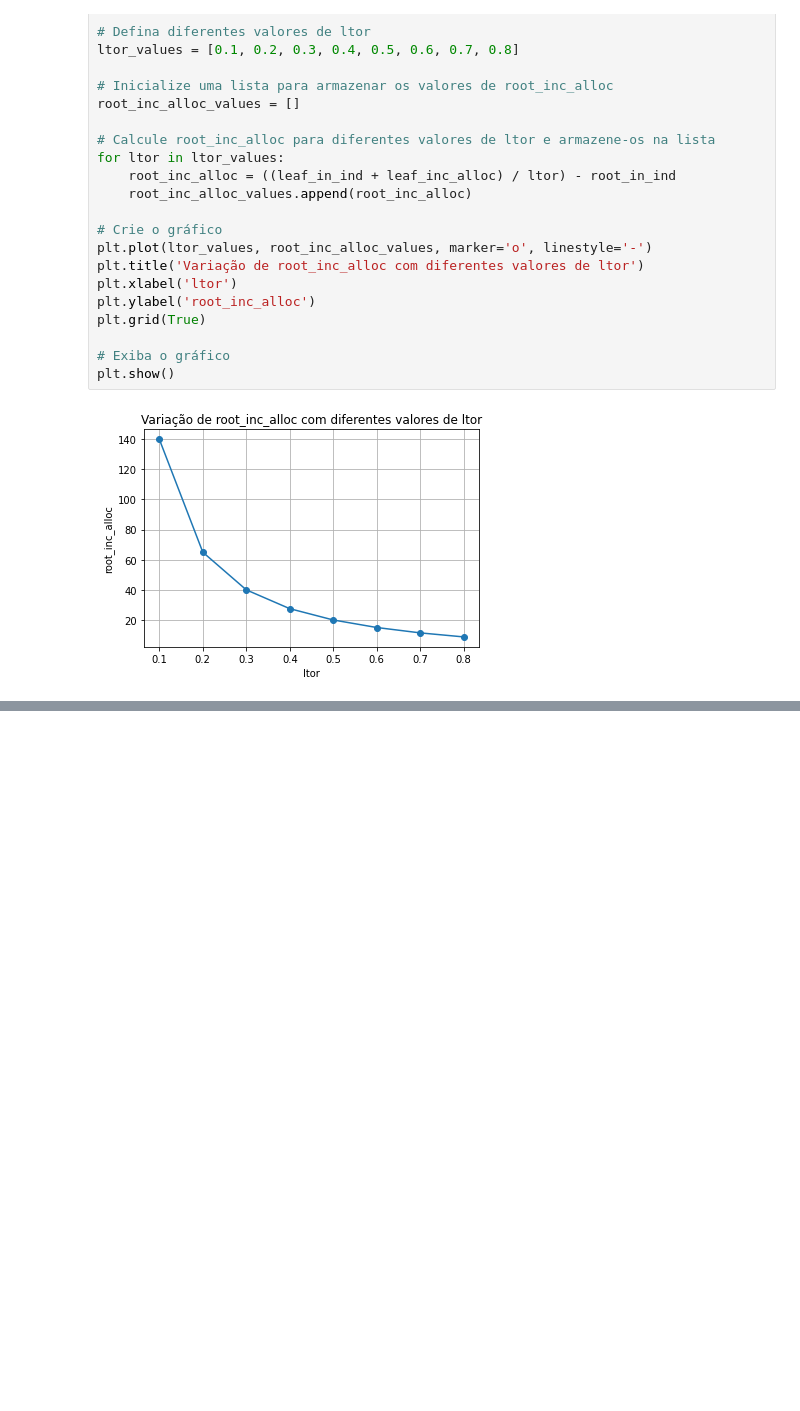
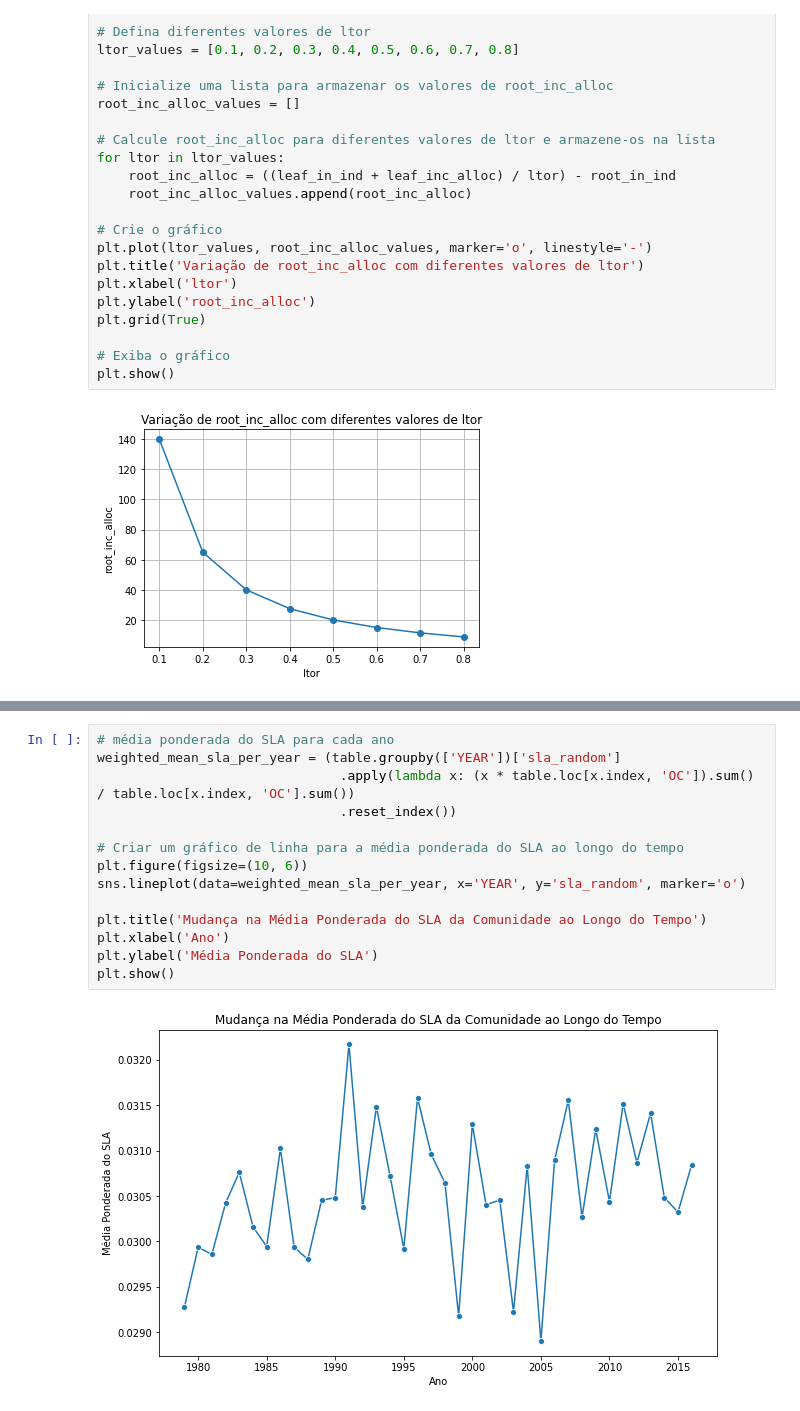
Before and after one commit to ma-gutii/CAETE-DVM-alloc-allom, a Jupyter notebook: src/Untitled-1.ipynb, the cells around one changed output, grey strips where cells are left out. Cells and saved outputs as stored; diff of their text form; blank space fills up the shorter version.

```diff
--- a/src/Untitled-1.ipynb
+++ b/src/Untitled-1.ipynb
@@ -852,0 +913,16 @@ plt.show()
+# %%
+# média ponderada do SLA para cada ano
+weighted_mean_sla_per_year = (table.groupby(['YEAR'])['sla_random']
+                               .apply(lambda x: (x * table.loc[x.index, 'OC']).sum() / table.loc[x.index, 'OC'].sum())
+                               .reset_index())
+
+# Criar um gráfico de linha para a média ponderada do SLA ao longo do tempo
+plt.figure(figsize=(10, 6))
+sns.lineplot(data=weighted_mean_sla_per_year, x='YEAR', y='sla_random', marker='o')
+
+plt.title('Mudança na Média Ponderada do SLA da Comunidade ao Longo do Tempo')
+plt.xlabel('Ano')
+plt.ylabel('Média Ponderada do SLA')
+plt.show()
+# %% [output]
+[figure, added]
```
Also changed, not shown: parts of 8 cells of this notebook, 3 other files.
